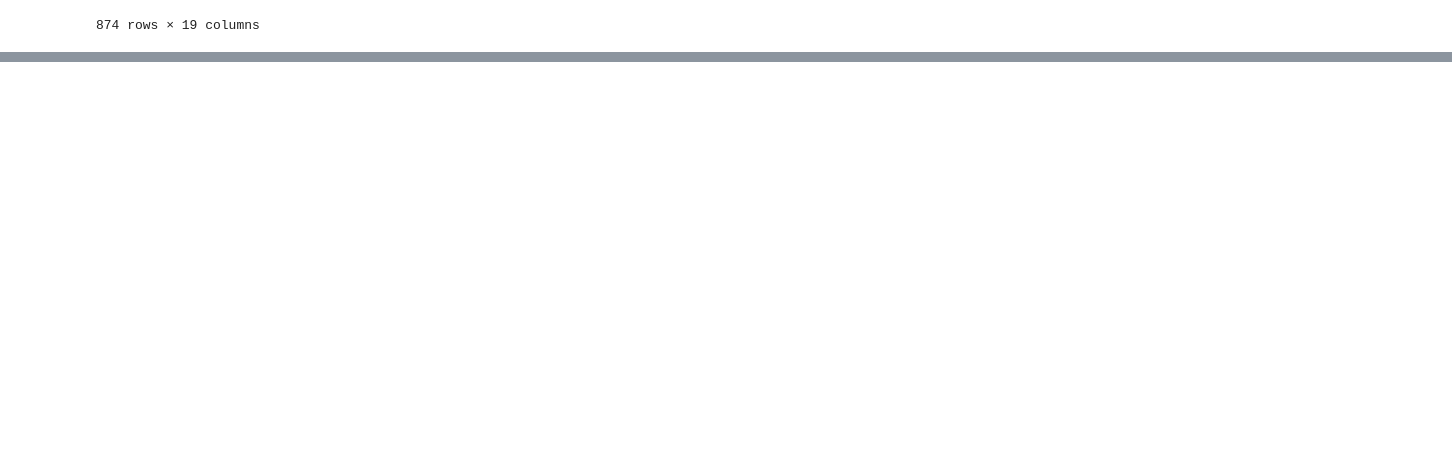
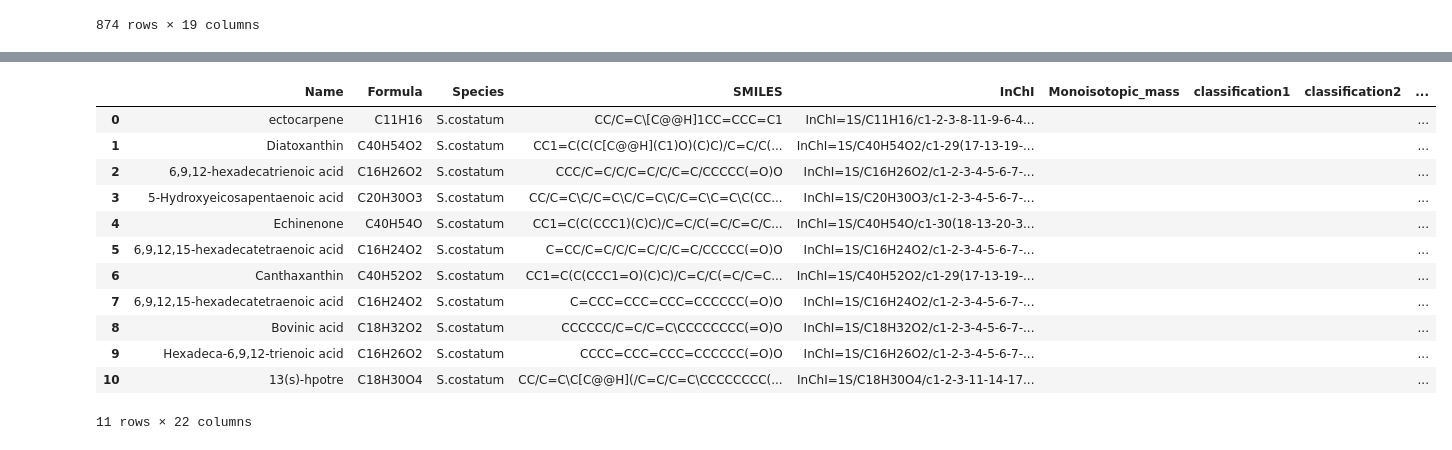
Before and after one commit to zmahnoor14/Suspect_List_Curation, a Jupyter notebook: UPDATED_Suspectlist_Names_Structures.ipynb, the cells around one changed output, grey strips where cells are left out. Drawn from its saved outputs; the diff is of its cells as text; code cells hidden in the pictures; blank space fills up the shorter version.

```diff
--- a/UPDATED_Suspectlist_Names_Structures.ipynb
+++ b/UPDATED_Suspectlist_Names_Structures.ipynb
@@ -2101,0 +2199,40 @@ S_suspect_listNMX
+# %%
+sla_d = []
+for i, row in dats.iterrows():
+    print(i)
+    cid = str(dats['CID'][i])
+    print(cid)
+    x = pcp.get_compounds(cid, 'cid')
+    for compound in x:
+        pac = compound.iupac_name
+    for compound in x:
+        syn = compound.synonyms
+    df1L = pcp.get_properties(['molecular_weight','molecular_formula', 'inchi', 'isomeric_smiles'], cid, 'cid', as_dataframe=True)
+    for indx, row in df1L.iterrows():
+        sla_d.append(
+            {
+                'Name':dats['Name'][i],
+                'Formula':df1L.iloc[0,0],
+                'Species': 'S.costatum',
+                'SMILES':df1L.iloc[0,2],
+                'InChI':df1L.iloc[0,3],
+                'Monoisotopic_mass':'',
+                'classification1':'',
+                'classification2':'',
+                'ChEBIid':'',
+                'KEGGid':'',
+                'PubChemId':cid,
+                'source_database':dats['source_database'][i],
+                'Source':'',
+                'nonIsomeric_SMILES_byRDKit':'',
+                'iupac':pac,
+                'synonyms':syn,
+                'PubChemPY':'',
+                'correct_Name':'',
+                'Molecular mass':df1L.iloc[0,1],
+                'class':'',
+                'super_class':'',
+                'pathway':'',
+
+                            })
+sla = pd.DataFrame(sla_d)
@@ -2101,0 +2257,16 @@ S_suspect_listNMX
+# %%
+sla
+# %% [output]
+|  | Name | Formula | Species | SMILES | InChI | Monoisotopic_mass | classification1 | classification2 | ... |
+| 0 | ectocarpene | C11H16 | S.costatum | CC/C=C\[C@@H]1CC=CCC=C1 | InChI=1S/C11H16/c1-2-3-8-11-9-6-4... |  |  |  | ... |
+| 1 | Diatoxanthin | C40H54O2 | S.costatum | CC1=C(C(C[C@@H](C1)O)(C)C)/C=C/C(... | InChI=1S/C40H54O2/c1-29(17-13-19-... |  |  |  | ... |
+| 2 | 6,9,12-hexadecatrienoic acid | C16H26O2 | S.costatum | CCC/C=C/C/C=C/C/C=C/CCCCC(=O)O | InChI=1S/C16H26O2/c1-2-3-4-5-6-7-... |  |  |  | ... |
+| 3 | 5-Hydroxyeicosapentaenoic acid | C20H30O3 | S.costatum | CC/C=C\C/C=C\C/C=C\C/C=C\C=C\C(CC... | InChI=1S/C20H30O3/c1-2-3-4-5-6-7-... |  |  |  | ... |
+| 4 | Echinenone | C40H54O | S.costatum | CC1=C(C(CCC1)(C)C)/C=C/C(=C/C=C/C... | InChI=1S/C40H54O/c1-30(18-13-20-3... |  |  |  | ... |
+| 5 | 6,9,12,15-hexadecatetraenoic acid | C16H24O2 | S.costatum | C=CC/C=C/C/C=C/C/C=C/CCCCC(=O)O | InChI=1S/C16H24O2/c1-2-3-4-5-6-7-... |  |  |  | ... |
+| 6 | Canthaxanthin | C40H52O2 | S.costatum | CC1=C(C(CCC1=O)(C)C)/C=C/C(=C/C=C... | InChI=1S/C40H52O2/c1-29(17-13-19-... |  |  |  | ... |
+| 7 | 6,9,12,15-hexadecatetraenoic acid | C16H24O2 | S.costatum | C=CCC=CCC=CCC=CCCCCC(=O)O | InChI=1S/C16H24O2/c1-2-3-4-5-6-7-... |  |  |  | ... |
+| 8 | Bovinic acid | C18H32O2 | S.costatum | CCCCCC/C=C/C=C\CCCCCCCC(=O)O | InChI=1S/C18H32O2/c1-2-3-4-5-6-7-... |  |  |  | ... |
+| 9 | Hexadeca-6,9,12-trienoic acid | C16H26O2 | S.costatum | CCCC=CCC=CCC=CCCCCC(=O)O | InChI=1S/C16H26O2/c1-2-3-4-5-6-7-... |  |  |  | ... |
+| 10 | 13(s)-hpotre | C18H30O4 | S.costatum | CC/C=C\C[C@@H](/C=C/C=C\CCCCCCCC(... | InChI=1S/C18H30O4/c1-2-3-11-14-17... |  |  |  | ... |
+11 rows × 22 columns
```
Also changed, not shown: parts of 51 cells of this notebook.
